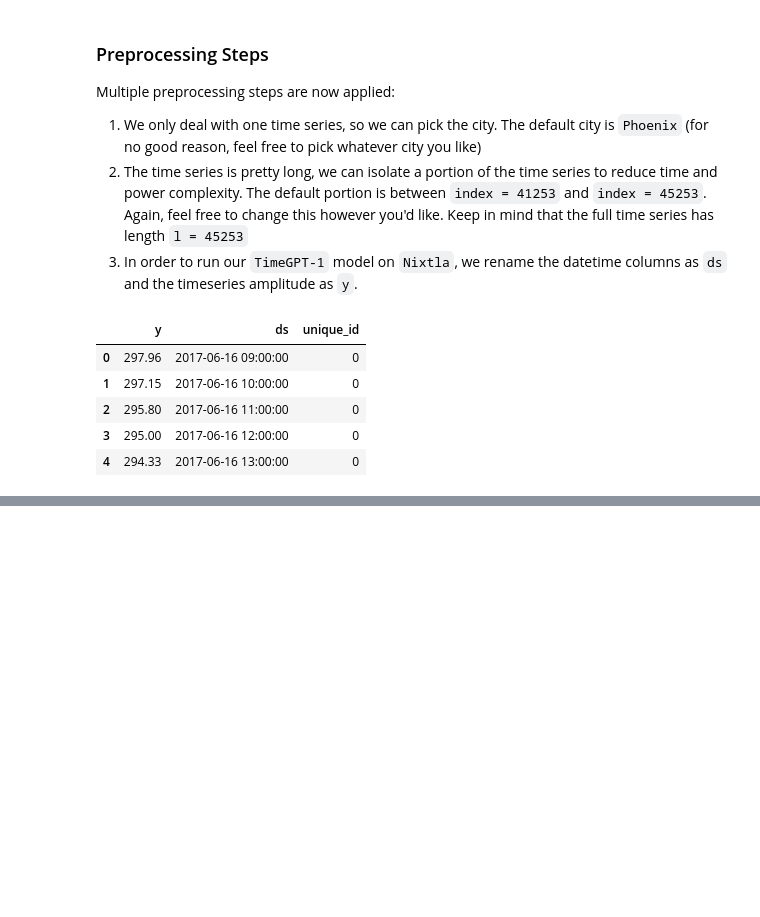
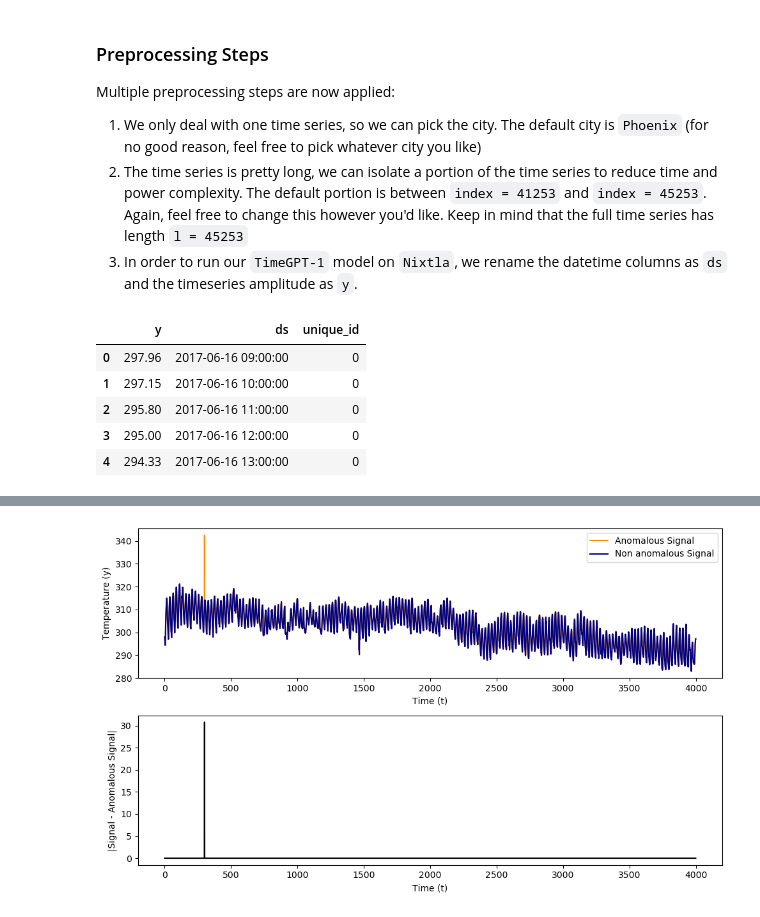
Before and after one commit to PieroPaialungaAI/AnomalyDetectionNixtla, a Jupyter notebook: temp.ipynb, the cells around one changed output, grey strips where cells are left out. Drawn from its saved outputs; the diff is of its cells as text; code cells hidden in the pictures; blank space fills up the shorter version.

Commit message:
Adding plots for anomalies

```diff
--- a/temp.ipynb
+++ b/temp.ipynb
@@ -110,6 +115,3 @@ preprocessed_data.head()
 # %%
 from anomaly_calibrator import *
 anomaly_calibrator = AnomalyCalibrator(processed_data = preprocessed_data)
-anomaly_calibrator.build_possible_locations(num_signals = 20)
-anomaly_calibrator.build_anomalous_dataset()
-anomaly_calibrator.load_nixtla_client()
@@ -121,0 +121,5 @@ plt.plot(anomaly_calibrator.input_signal)
+# %%
+anomaly_data = anomaly_calibrator.inject_anomaly(location = 300, threshold = 0.1)
+plot_normal_and_anomalous_signal(anomaly_data['normal_signal'], anomaly_data['anomalous_signal'])
+# %% [output]
+[figure, added]
```
Also changed, not shown: parts of 6 cells of this notebook, 2 other files.
